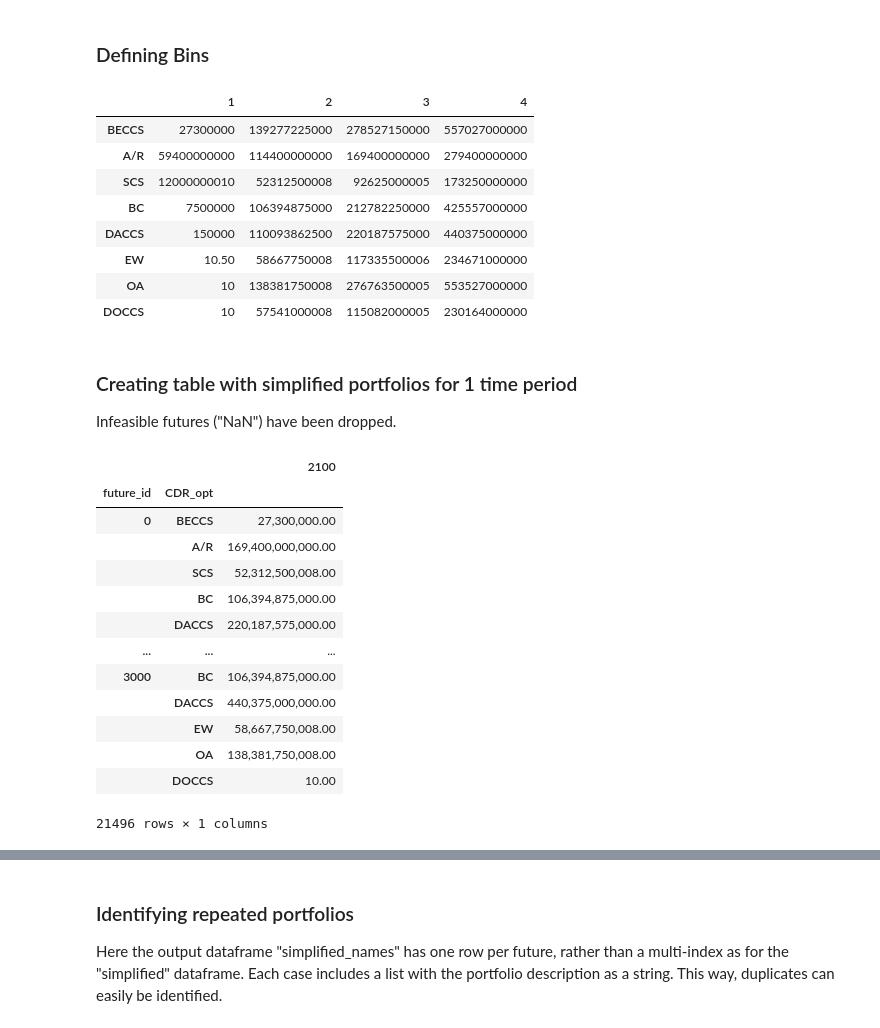
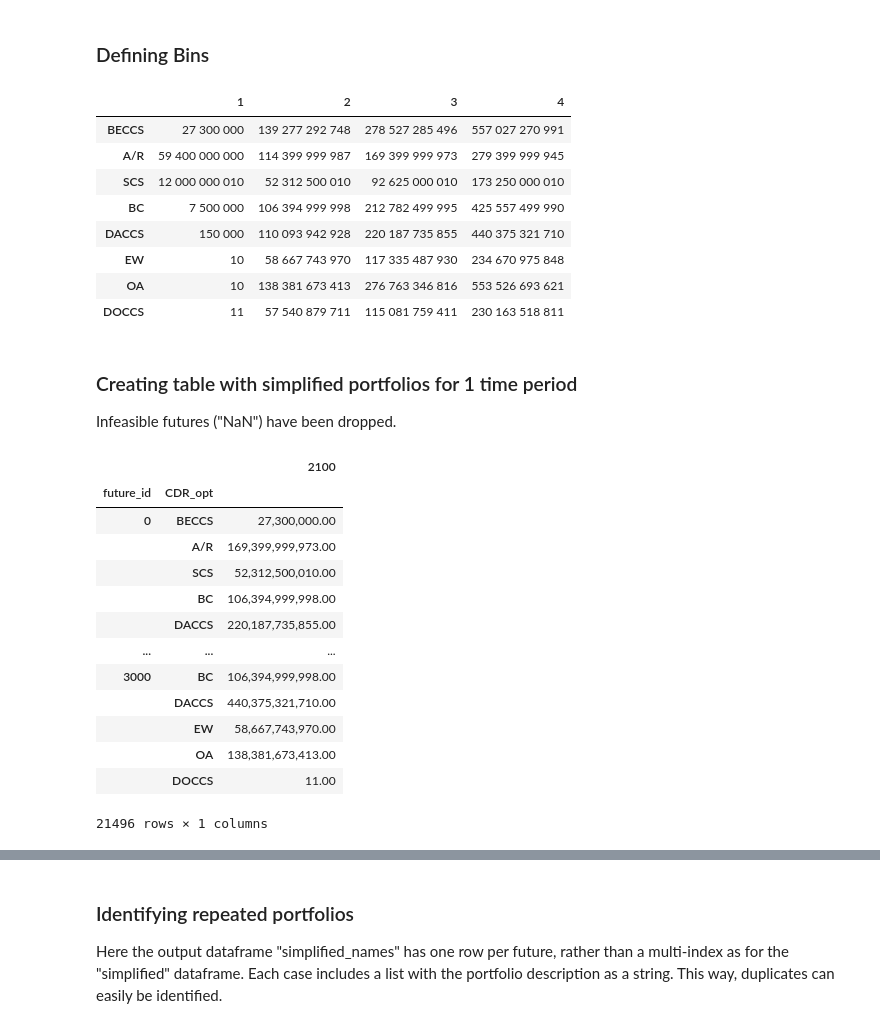
Before and after one commit to quirinarguez/CDR_Portfolios, a Jupyter notebook: Commentary_CDR_Portfolios.ipynb, the cells around one changed output, grey strips where cells are left out. Drawn from its saved outputs; the diff is of its cells as text; code cells hidden in the pictures.

```diff
--- a/Commentary_CDR_Portfolios.ipynb
+++ b/Commentary_CDR_Portfolios.ipynb
@@ -67,8 +67,8 @@ color_dict = {'BECCS':cmap(0.8), 'A/R':cmap(0.1), 'SCS':cmap(0.9), 'BC':cmap(0.2
 # %%
 # If the kernel is restarted: run any of the "With sampling step / size" cells and then run this one
 #today = date.today().strftime("%d.%m.%Y")
-today = "15.08.2024"
-df_input = pd.read_excel("Input_Output_Files/File Name_%s.xlsx" %today, index_col ='future_id')
+file_path = "PortfolioFiles/sample_of_futures/File Name_15.08.2024.xlsx"
+df_input = pd.read_excel(file_path, index_col ='future_id')
 
 # To separate all parameters (in df_input) vs the ones that change across futures (in df_LHS): saving the parameters from the original file
 df = pd.read_excel("PortfolioFiles/Portfolio_Files_Latest/All data Step size.xlsx", index_col = "Parameter")
@@ -124,10 +100,11 @@ Uncertainties
 ## Model output data
 # %%
 #Reading aggregated results to csv:
-#today = date.today().strftime("%d.%m.%Y")
-today = "27.11.2024"
+#file_path = "PortfolioFiles/results_from_modelling/aggregated_results_06.12.2024_3000.csv"
+file_path = "PortfolioFiles/results_from_modelling/aggregated_results_27.11.2024.csv"
+#file_path = "PortfolioFiles/results_from_modelling/results_terminal_06.12.2024.csv"
 
-aggregated_results = pd.read_csv("Input_Output_Files/aggregated_results_%s.csv" %today, index_col ='future_id')
+aggregated_results = pd.read_csv(file_path, index_col ='future_id')
 #results_in_future = aggregated_results[['Cumulative capacity','Annual Capacity','Removals per period','Costs per period (undiscounted)','End. Cumulative Costs']]
 
 all_metrics_ranges = {key: [] for key in aggregated_results.columns.to_list()}
@@ -152,20 +129,13 @@ max_2100.index = [str(col).split('_')[0] for col in max_2100.index]
 
 solved = aggregated_results.Solved.sum()
 
-all_metrics_names = dict(zip(aggregated_results.columns.to_list(),['DACCS Energy Requirements','DOCCS Energy Requirements','EW Energy Requirements', 'OA Energy Requirements', 'Year at which energy becomes available for CDR',
-'A/R Land Requirements','BECCS Land Requirements','Land Limit','A/R Experience Parameter','BC Experience Parameter','BECCS Experience Parameter','DACCS Experience Parameter',
-'DOCCS Experience Parameter','EW Experience Parameter','OA Experience Parameter','SCS Experience Parameter','Removals Required (2020 - 2100)','A/R Maximum Potential', 'BC Maximum Potential', 'BECCS Maximum Potential',
-'DACCS Maximum Potential', 'DOCCS Maximum Potential', 'EW Maximum Potential', 'OA Maximum Potential', 'SCS Maximum Potential', 'Annual Limit to Geological Injection','Solved Futures', 'Tons Removed', 'Discounted Cumulative Costs',
-'Maximum Capacity of AR','Maximum Capacity of BC','Maximum Capacity of BECCS','Maximum Capacity of DACCS','Maximum Capacity of DOCCS', 'Maximum Capacity of EW', 'Maximum Capacity of OA', 'Maximum Capacity of SCS',
-'Land used for CDR', 'Energy used for CDR','Water used for CDR', 'Nitrogen used for CDR', 'Phosphorous used for CDR','Maximum Capacity BECCS by 2050','Maximum Capacity A/R by 2050','Maximum Capacity SCS by 2050','Maximum Capacity BC by 2050','Maximum Capacity DACCS by 2050',
-'Maximum Capacity EW by 2050','Maximum Capacity OA by 2050','Maximum Capacity DOCCS by 2050','Maximum Capacity BECCS by 2075','Maximum Capacity A/R by 2075','Maximum Capacity SCS by 2075','Maximum Capacity BC by 2075','Maximum Capacity DACCS by 2075',
-'Maximum Capacity EW by 2075','Maximum Capacity OA by 2075','Maximum Capacity DOCCS by 2075','Maximum Capacity BECCS by 2100','Maximum Capacity A/R by 2100','Maximum Capacity SCS by 2100','Maximum Capacity BC by 2100','Maximum Capacity DACCS by 2100',
-'Maximum Capacity EW by 2100','Maximum Capacity OA by 2100','Maximum Capacity DOCCS by 2100']))
+# Reading .yaml file with metric name info
+with open('metric_names.yaml', 'r') as f:
+    metric_names = yaml.safe_load(f)
 
-all_metrics_units = dict(zip(aggregated_results.columns.to_list(),['GJ/tCO2','GJ/tCO2','GJ/tCO2','GJ/tCO2', 'year', 'ha/tCO2','ha/tCO2','ha',
-'%','%','%','%','%','%','%','%','tCO2','tCO2','tCO2','tCO2','tCO2','tCO2','tCO2','tCO2','tCO2','tCO2/yr','binary', 'tCO2', 'USD','tCO2','tCO2','tCO2','tCO2','tCO2','tCO2','tCO2','tCO2',
-'ha', 'GJ','km3', 'Mt N', 'Mt P','tCO2/yr','tCO2/yr','tCO2/yr','tCO2/yr','tCO2/yr','tCO2/yr','tCO2/yr','tCO2/yr','tCO2/yr','tCO2/yr','tCO2/yr','tCO2/yr','tCO2/yr','tCO2/yr','tCO2/yr','tCO2/yr',
-'tCO2/yr','tCO2/yr','tCO2/yr','tCO2/yr','tCO2/yr','tCO2/yr','tCO2/yr','tCO2/yr']))
+all_metrics_names = metric_names['all_metrics_names']
+
+all_metrics_units = metric_names['all_metrics_units']
 
 all_metrics_ranges = {key: [] for key in aggregated_results.columns.to_list()}
 for metric in aggregated_results.columns:
@@ -268,34 +238,35 @@ If a future is deemed feasible by the solver, the optimisation model outputs a C
 # %%
 # Creating bins for simplified portfolios: find maximum experience achieved for each CDR across all futures $Z^{max}_{i,output}$
 # Initial_YRef: Dictionary with Initial Y ref values
 data = removed_per_CDR.copy()
 
 n_bins = 4
 B_max = pd.DataFrame(data.max()) # Outputs the largest experience achieved for each CDR option across futures
 
 bins = pd.DataFrame(index=i, columns = list(range(1,n_bins+1)))
 for column in bins.columns:
     for CDR in i:
         mini = math.ceil(data.min()[CDR])
         if CDR == 'EW': mini = 10.5
         maxi = B_max.loc[CDR,0]
         if column == 1:
             bins.loc[CDR, column] = mini
         elif column == n_bins:
             bins.loc[CDR, column] = math.ceil(maxi)
         else:
             bins.loc[CDR, column] = math.ceil(mini+(column-1)*(maxi - mini)/n_bins)
-bins
+
+bins.style.format(precision=0, thousands=" ", decimal=".")
 # %% [output]
 |  | 1 | 2 | 3 | 4 |
-| BECCS | 27300000 | 139277225000 | 278527150000 | 557027000000 |
-| A/R | 59400000000 | 114400000000 | 169400000000 | 279400000000 |
-| SCS | 12000000010 | 52312500008 | 92625000005 | 173250000000 |
-| BC | 7500000 | 106394875000 | 212782250000 | 425557000000 |
-| DACCS | 150000 | 110093862500 | 220187575000 | 440375000000 |
-| EW | 10.50 | 58667750008 | 117335500006 | 234671000000 |
-| OA | 10 | 138381750008 | 276763500005 | 553527000000 |
-| DOCCS | 10 | 57541000008 | 115082000005 | 230164000000 |
+| BECCS | 27 300 000 | 139 277 292 748 | 278 527 285 496 | 557 027 270 991 |
+| A/R | 59 400 000 000 | 114 399 999 987 | 169 399 999 973 | 279 399 999 945 |
+| SCS | 12 000 000 010 | 52 312 500 010 | 92 625 000 010 | 173 250 000 010 |
+| BC | 7 500 000 | 106 394 999 998 | 212 782 499 995 | 425 557 499 990 |
+| DACCS | 150 000 | 110 093 942 928 | 220 187 735 855 | 440 375 321 710 |
+| EW | 10 | 58 667 743 970 | 117 335 487 930 | 234 670 975 848 |
+| OA | 10 | 138 381 673 413 | 276 763 346 816 | 553 526 693 621 |
+| DOCCS | 11 | 57 540 879 711 | 115 081 759 411 | 230 163 518 811 |
 # %% [markdown]
 ### Creating table with simplified portfolios for 1 time period
 
@@ -329,16 +300,16 @@ simplified
 |  |  | 2100 |
 | future_id | CDR_opt |  |
 | 0 | BECCS | 27,300,000.00 |
-|  | A/R | 169,400,000,000.00 |
-|  | SCS | 52,312,500,008.00 |
-|  | BC | 106,394,875,000.00 |
-|  | DACCS | 220,187,575,000.00 |
+|  | A/R | 169,399,999,973.00 |
+|  | SCS | 52,312,500,010.00 |
+|  | BC | 106,394,999,998.00 |
+|  | DACCS | 220,187,735,855.00 |
 | ... | ... | ... |
-| 3000 | BC | 106,394,875,000.00 |
-|  | DACCS | 440,375,000,000.00 |
-|  | EW | 58,667,750,008.00 |
-|  | OA | 138,381,750,008.00 |
-|  | DOCCS | 10.00 |
+| 3000 | BC | 106,394,999,998.00 |
+|  | DACCS | 440,375,321,710.00 |
+|  | EW | 58,667,743,970.00 |
+|  | OA | 138,381,673,413.00 |
+|  | DOCCS | 11.00 |
 21496 rows × 1 columns
 # %%
 # Create a table with max capacity per CDR option per future for 3 different time periods
```
Also changed, not shown: parts of 13 cells of this notebook, 2 other files.
